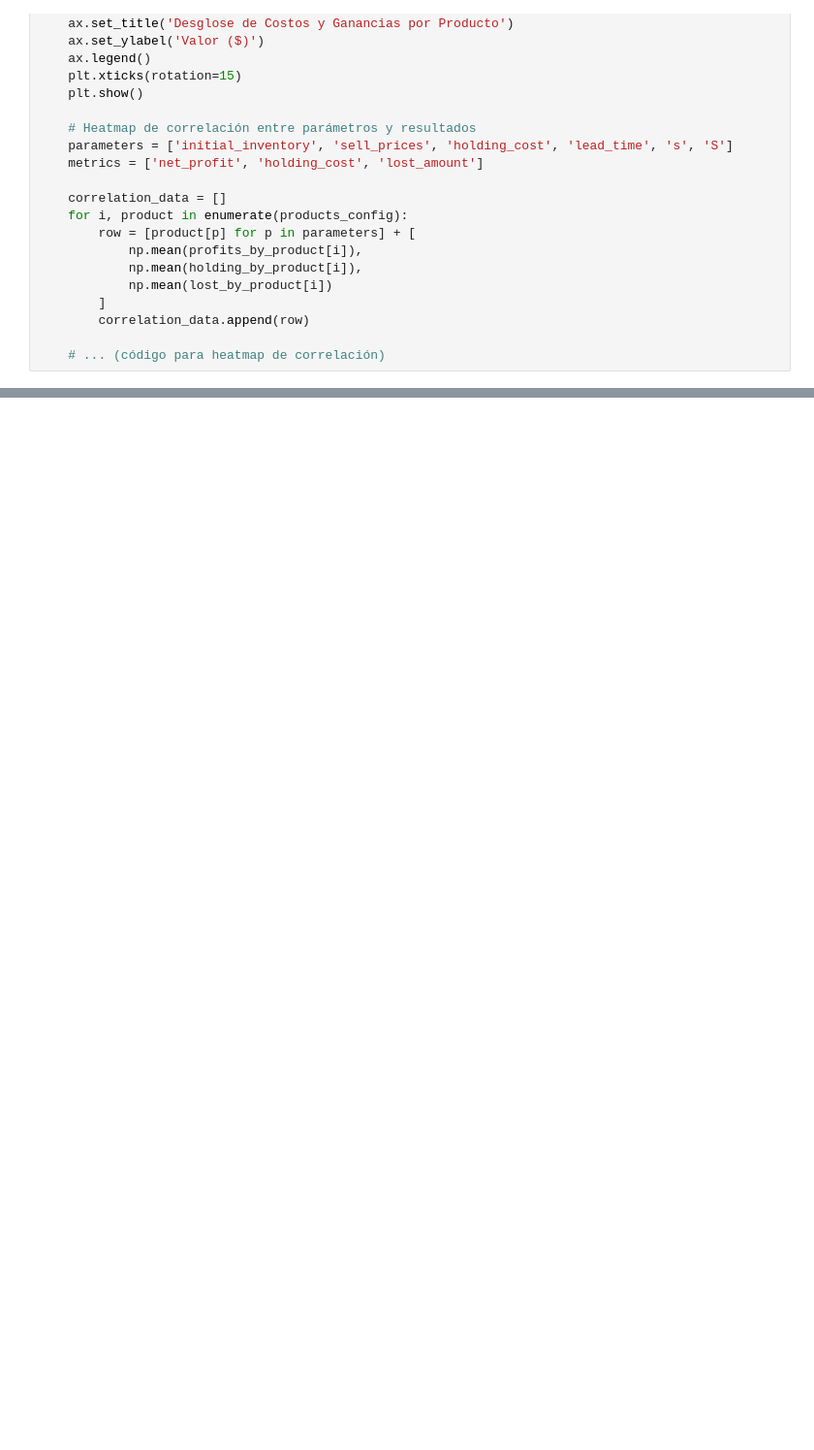
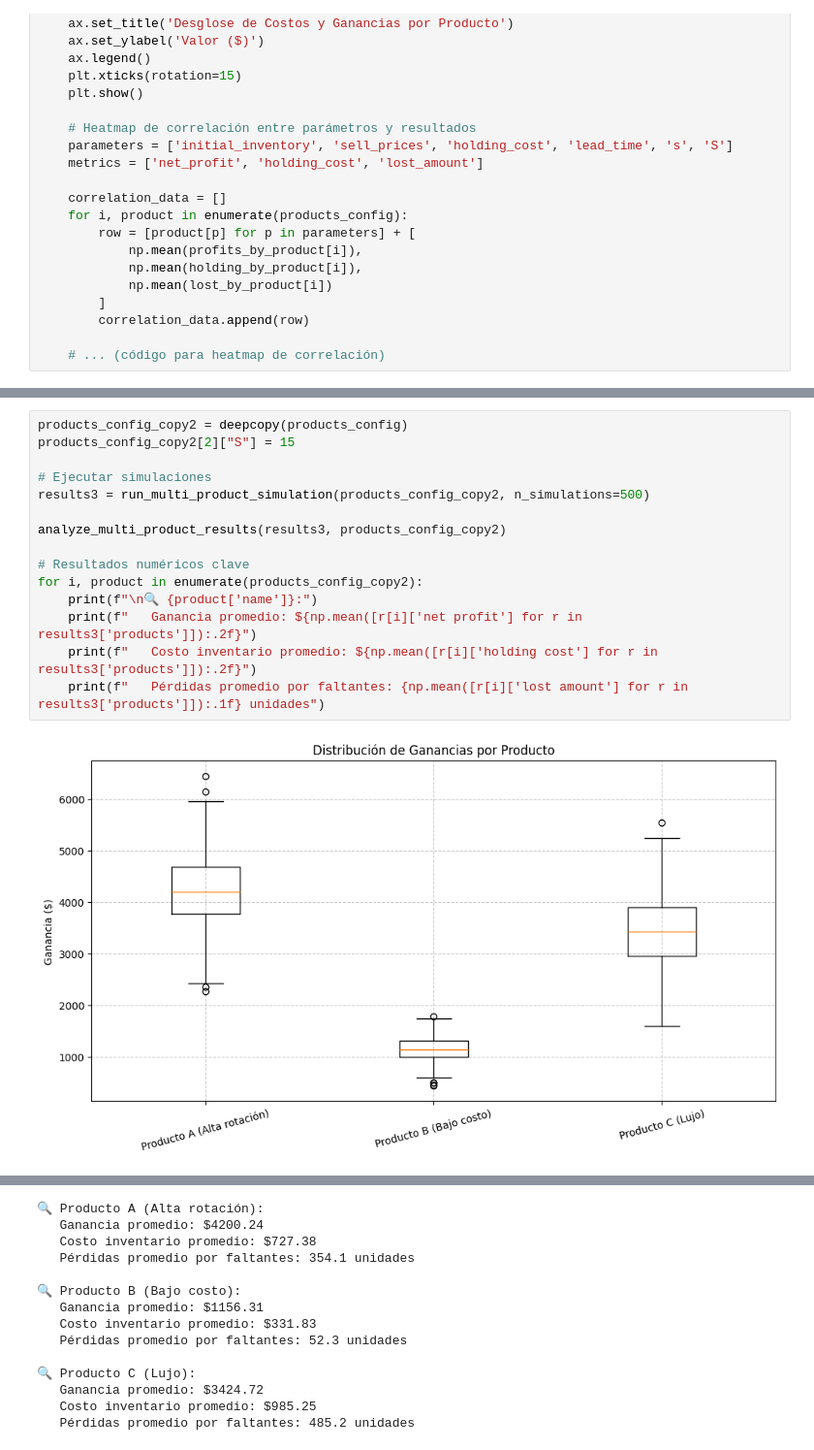
Before and after one commit to gaboCiber/Inventory_Stock, a Jupyter notebook: inventory.ipynb, the cells around one changed output, grey strips where cells are left out. Shown: that part at 97% size. Drawn from its saved outputs; the diff is of its cells as text; blank space fills up the shorter version.

```diff
--- a/inventory.ipynb
+++ b/inventory.ipynb
@@ -518,0 +704,17 @@ df_results = plot_correlation_heatmap(results, products_config)
+# %%
+products_config_copy2 = deepcopy(products_config)
+products_config_copy2[2]["S"] = 15
+
+# Ejecutar simulaciones
+results3 = run_multi_product_simulation(products_config_copy2, n_simulations=500)
+
+analyze_multi_product_results(results3, products_config_copy2)
+
+# Resultados numéricos clave
+for i, product in enumerate(products_config_copy2):
+    print(f"\n🔍 {product['name']}:")
+    print(f"   Ganancia promedio: ${np.mean([r[i]['net profit'] for r in results3['products']]):.2f}")
+    print(f"   Costo inventario promedio: ${np.mean([r[i]['holding cost'] for r in results3['products']]):.2f}")
+    print(f"   Pérdidas promedio por faltantes: {np.mean([r[i]['lost amount'] for r in results3['products']]):.1f} unidades")
+# %% [output]
+[figure, added]
@@ -518,0 +722,14 @@ df_results = plot_correlation_heatmap(results, products_config)
+🔍 Producto A (Alta rotación):
+   Ganancia promedio: $4200.24
+   Costo inventario promedio: $727.38
+   Pérdidas promedio por faltantes: 354.1 unidades
+
+🔍 Producto B (Bajo costo):
+   Ganancia promedio: $1156.31
+   Costo inventario promedio: $331.83
+   Pérdidas promedio por faltantes: 52.3 unidades
+
+🔍 Producto C (Lujo):
+   Ganancia promedio: $3424.72
+   Costo inventario promedio: $985.25
+   Pérdidas promedio por faltantes: 485.2 unidades
```
Also changed, not shown: parts of 16 cells of this notebook.
